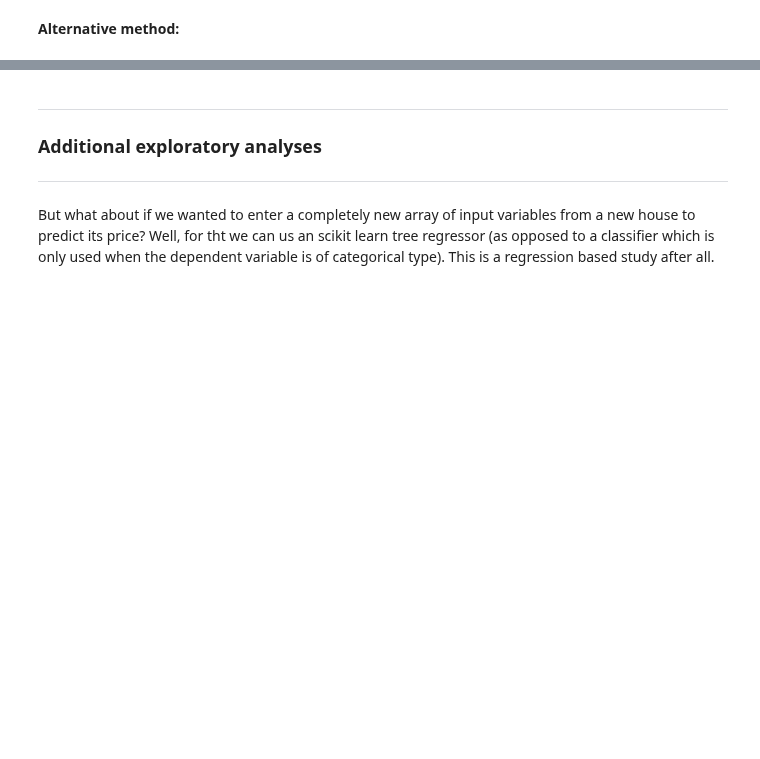
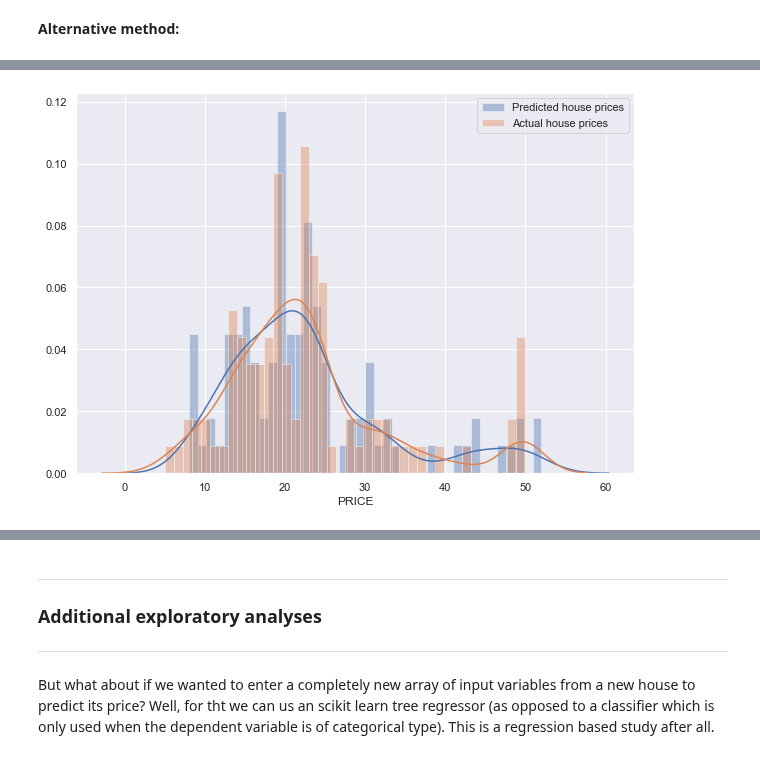
Before and after one commit to Datagatherer2357/Machine-Learning-and-Statistics-2019-Assessment, a Jupyter notebook: Machine-Learning-and-Statistics-2019-Assessment.ipynb, the cells around one changed output, grey strips where cells are left out. Drawn from its saved outputs; the diff is of its cells as text; code cells hidden in the pictures; blank space fills up the shorter version.

Commit message:
Added csv, prediction comparison plots, converted continuous to categorical buckets

```diff
--- a/Machine-Learning-and-Statistics-2019-Assessment.ipynb
+++ b/Machine-Learning-and-Statistics-2019-Assessment.ipynb
@@ -1452,0 +1478,10 @@ array([18.9, 13.9, 18.4, 14.5, 13.2, 24.7, 30.8, 25.3, 16.6, 23.4, 31.6,
+# %%
+# Predicted vs Actual house prices (differenciated by colour):
+
+sns.set(rc={'figure.figsize':(10,7)})
+sns.distplot(predict, bins=40, label='Predicted house prices')
+sns.distplot(test_labels, bins=40, label='Actual house prices')
+plt.legend()
+plt.show()
+# %% [output]
+[figure, added]
```
Also changed, not shown: parts of 23 cells of this notebook, 2 other files.
